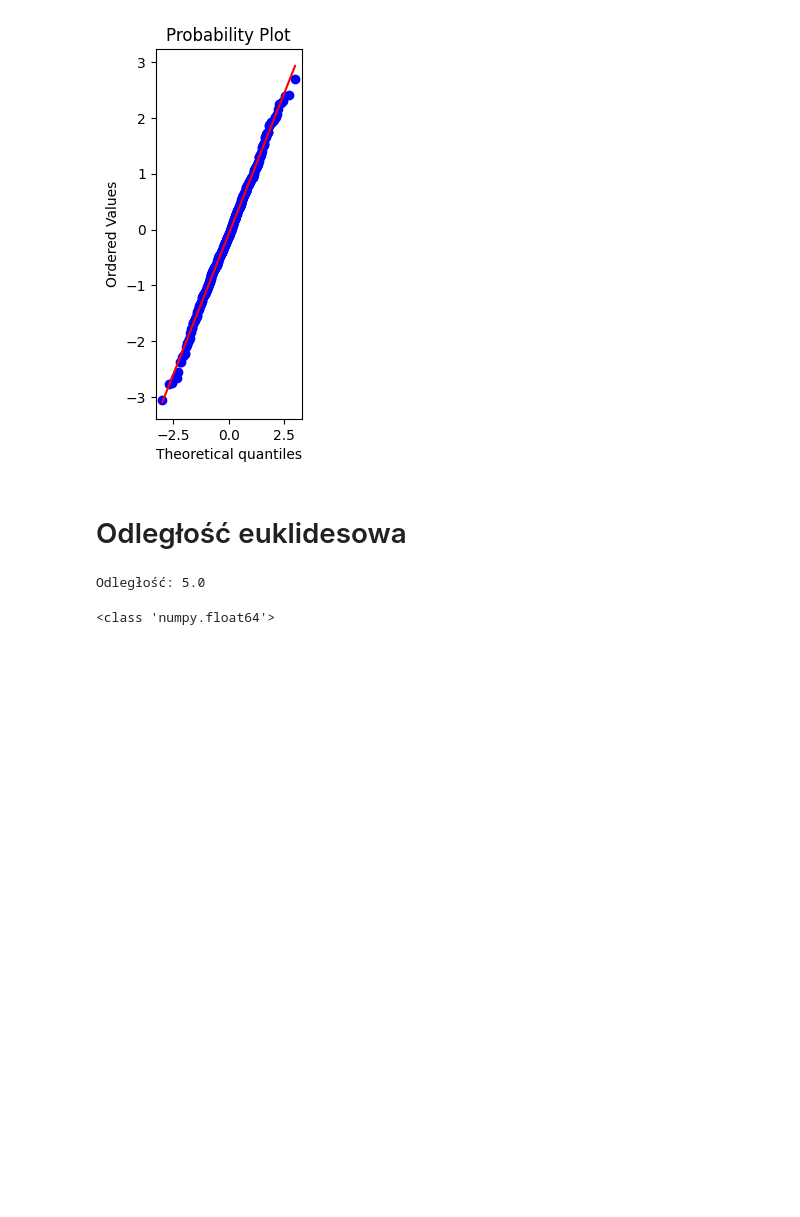
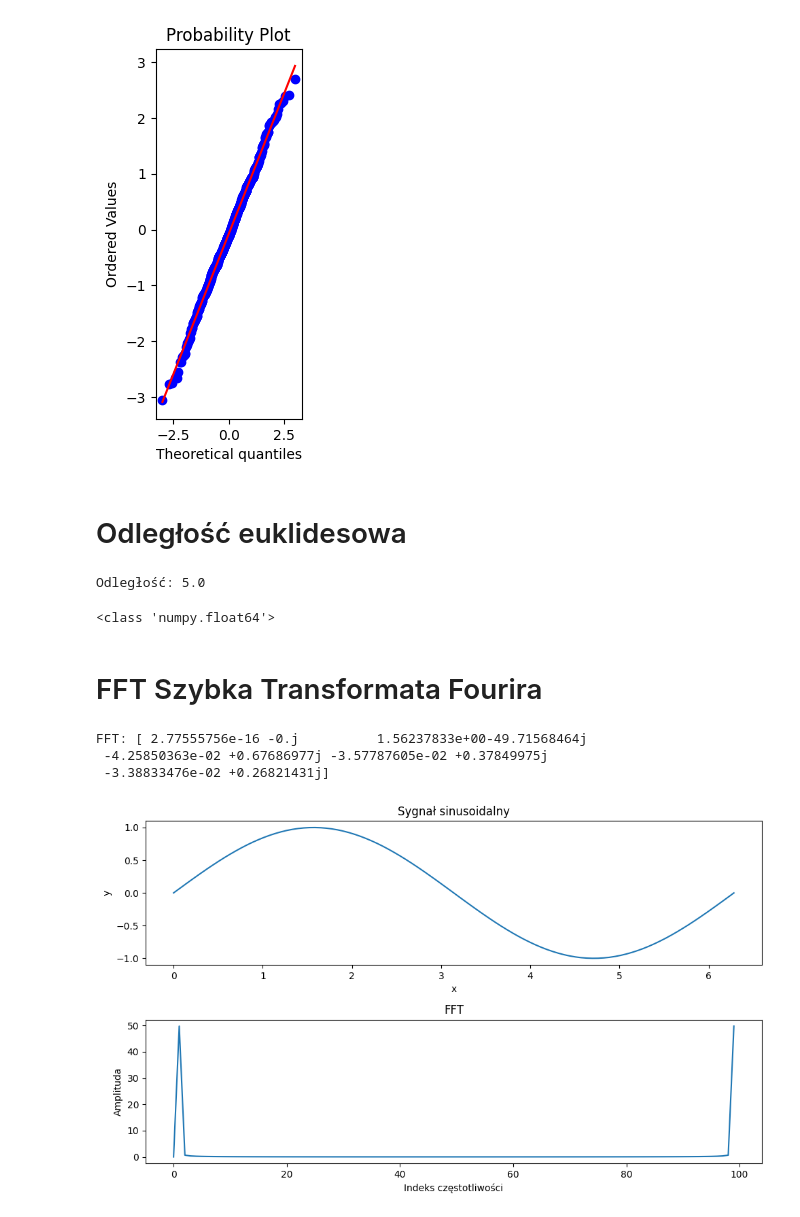
Before and after one commit to rajkonkret/PythonAnalizaDanych_17_11_2025, a Jupyter notebook: cwiczenie5.ipynb, the cells around one changed output. Drawn from its saved outputs; the diff is of its cells as text; code cells hidden in the pictures; blank space fills up the shorter version.

```diff
--- a/cwiczenie5.ipynb
+++ b/cwiczenie5.ipynb
@@ -234,3 +235,33 @@ Odległość: 5.0
 print(type(euclidean([1, 2], [4, 6])))
 # %% [output]
 <class 'numpy.float64'>
+# %% [markdown]
+# FFT Szybka Transformata Fourira
+# %%
+x = np.linspace(0, 2 * np.pi, 100)
+y = np.sin(x)
+yf = fft.fft(y)
+print("FFT:", yf[:5])
+# %% [output]
+FFT: [ 2.77555756e-16 -0.j          1.56237833e+00-49.71568464j
+ -4.25850363e-02 +0.67686977j -3.57787605e-02 +0.37849975j
+ -3.38833476e-02 +0.26821431j]
+# %%
+xf = np.arange(len(yf))
+
+fig, axs = plt.subplots(2, 1, figsize=(10, 6))
+
+axs[0].plot(x,y)
+axs[0].set_title("Sygnał sinusoidalny")
+axs[0].set_xlabel("x")
+axs[0].set_ylabel("y")
+
+axs[1].plot(xf,np.abs(yf))
+axs[1].set_title("FFT")
+axs[1].set_xlabel("Indeks częstotliwości")
+axs[1].set_ylabel("Amplituda")
+
+plt.tight_layout()
+plt.show()
+# %% [output]
+[figure, added]
```
Also changed, not shown: parts of 1 cell of this notebook.
